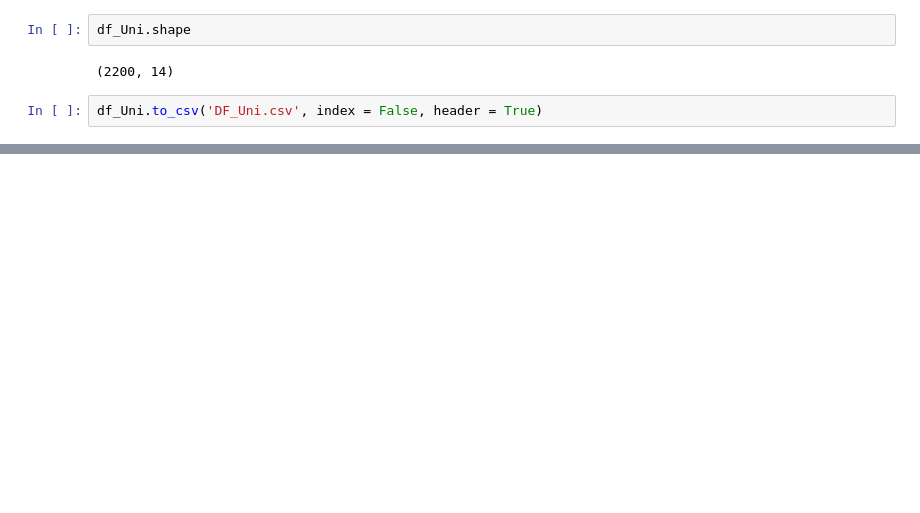
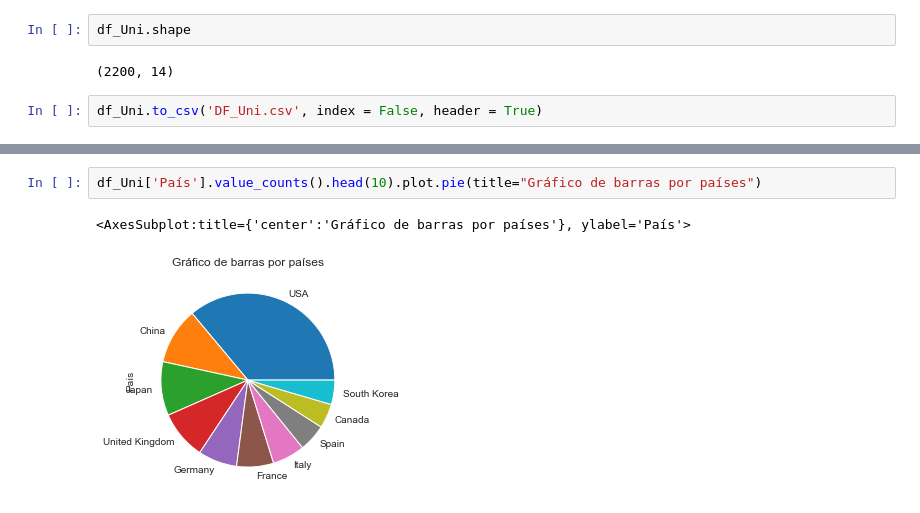
Before and after one commit to EmmanuelGalvan/MineriaDatos, a Jupyter notebook: Archivos/Practica de limpieza/Visualizacion_Equipo9.ipynb, the cells around one changed output, grey strips where cells are left out. Cells and saved outputs as stored; diff of their text form; blank space fills up the shorter version.

```diff
--- a/Archivos/Practica de limpieza/Visualizacion_Equipo9.ipynb
+++ b/Archivos/Practica de limpieza/Visualizacion_Equipo9.ipynb
@@ -501,0 +510,5 @@ df_Uni.to_csv('DF_Uni.csv', index = False, header = True)
+# %%
+df_Uni['País'].value_counts().head(10).plot.pie(title="Gráfico de barras por países")
+# %% [output]
+<AxesSubplot:title={'center':'Gráfico de barras por países'}, ylabel='País'>
+[figure, added]
```
Also changed, not shown: parts of 22 cells of this notebook, 1 other file.
